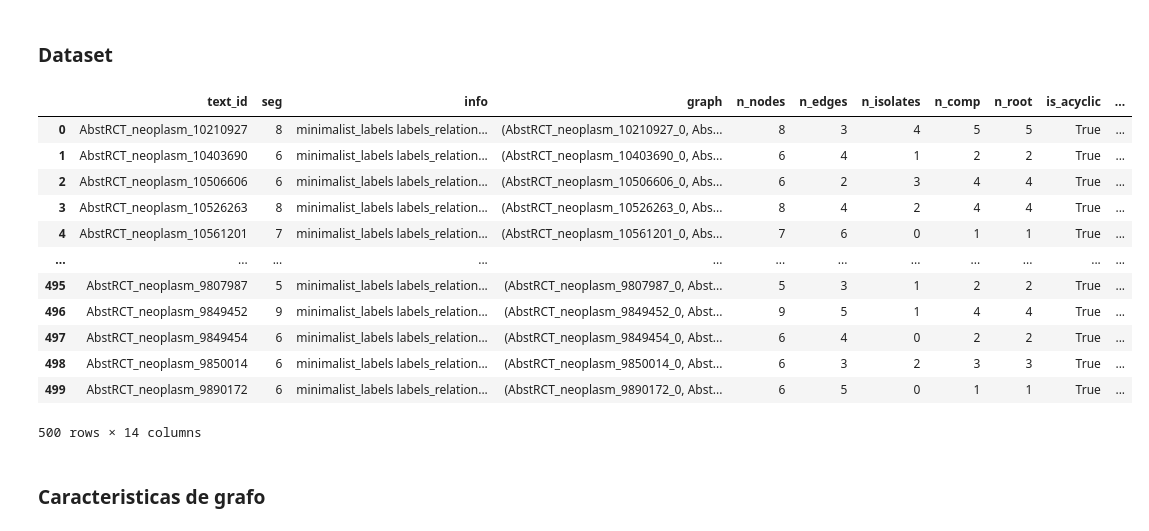
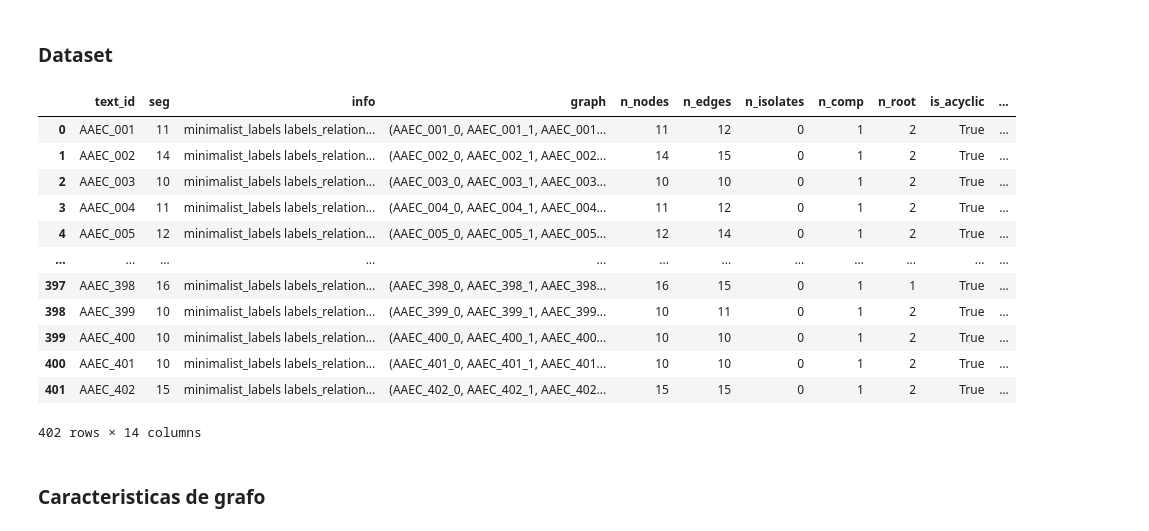
Before and after one commit to cfabianbarretop/argumentation-dataset, a Jupyter notebook: analisis_dataset/analisis_dataset_minimal_v5.ipynb, the cells around one changed output. Cells and saved outputs as stored; diff of their text form; code cells hidden in the pictures.

```diff
--- a/analisis_dataset/analisis_dataset_minimal_v5.ipynb
+++ b/analisis_dataset/analisis_dataset_minimal_v5.ipynb
@@ -134,31 +134,39 @@ def plot_grafo(text_id, G):
 ### Dataset
 # %%
 # Cargar el DataFrame
-df_cdcp = pd.read_pickle(result_path + "CDCP_Minimal_Grafo.pkl")
-df_aaec = pd.read_pickle(result_path + "AAEC_Minimal_Grafo.pkl")
-df_argpt = pd.read_pickle(result_path + "ArGPT_Minimal_Grafo.pkl")
-df_mtc = pd.read_pickle(result_path + "MTC_Minimal_Grafo.pkl")
-df_aasd = pd.read_pickle(result_path + "AASD_Minimal_Grafo.pkl")
-df_glaucoma = pd.read_pickle(result_path + "AbstRCT_glaucoma_Minimal_Grafo.pkl")
-df_mixed = pd.read_pickle(result_path + "AbstRCT_mixed_Minimal_Grafo.pkl")
-df_neoplasm = pd.read_pickle(result_path + "AbstRCT_neoplasm_Minimal_Grafo.pkl")
+# df_cdcp = pd.read_pickle(result_path + "CDCP_Minimal_Grafo.pkl")
+# df_aaec = pd.read_pickle(result_path + "AAEC_Minimal_Grafo.pkl")
+# df_argpt = pd.read_pickle(result_path + "ArGPT_Minimal_Grafo.pkl")
+# df_mtc = pd.read_pickle(result_path + "MTC_Minimal_Grafo.pkl")
+# df_aasd = pd.read_pickle(result_path + "AASD_Minimal_Grafo.pkl")
+# df_glaucoma = pd.read_pickle(result_path + "AbstRCT_glaucoma_Minimal_Grafo.pkl")
+# df_mixed = pd.read_pickle(result_path + "AbstRCT_mixed_Minimal_Grafo.pkl")
+# df_neoplasm = pd.read_pickle(result_path + "AbstRCT_neoplasm_Minimal_Grafo.pkl")
+df_cdcp = pd.read_pickle(result_path + "CDCP_Minimal_Grafo_3class.pkl")
+df_aaec = pd.read_pickle(result_path + "AAEC_Minimal_Grafo_3class.pkl")
+df_argpt = pd.read_pickle(result_path + "ArGPT_Minimal_Grafo_3class.pkl")
+df_mtc = pd.read_pickle(result_path + "MTC_Minimal_Grafo_3class.pkl")
+df_aasd = pd.read_pickle(result_path + "AASD_Minimal_Grafo_3class.pkl")
+df_glaucoma = pd.read_pickle(result_path + "AbstRCT_glaucoma_Minimal_Grafo_3class.pkl")
+df_mixed = pd.read_pickle(result_path + "AbstRCT_mixed_Minimal_Grafo_3class.pkl")
+df_neoplasm = pd.read_pickle(result_path + "AbstRCT_neoplasm_Minimal_Grafo_3class.pkl")
 # %%
-df = df_neoplasm
+df = df_aaec
 df
 # %% [output]
 |  | text_id | seg | info | graph | n_nodes | n_edges | n_isolates | n_comp | n_root | is_acyclic | ... |
-| 0 | AbstRCT_neoplasm_10210927 | 8 | minimalist_labels labels_relation... | (AbstRCT_neoplasm_10210927_0, Abs... | 8 | 3 | 4 | 5 | 5 | True | ... |
-| 1 | AbstRCT_neoplasm_10403690 | 6 | minimalist_labels labels_relation... | (AbstRCT_neoplasm_10403690_0, Abs... | 6 | 4 | 1 | 2 | 2 | True | ... |
-| 2 | AbstRCT_neoplasm_10506606 | 6 | minimalist_labels labels_relation... | (AbstRCT_neoplasm_10506606_0, Abs... | 6 | 2 | 3 | 4 | 4 | True | ... |
-| 3 | AbstRCT_neoplasm_10526263 | 8 | minimalist_labels labels_relation... | (AbstRCT_neoplasm_10526263_0, Abs... | 8 | 4 | 2 | 4 | 4 | True | ... |
-| 4 | AbstRCT_neoplasm_10561201 | 7 | minimalist_labels labels_relation... | (AbstRCT_neoplasm_10561201_0, Abs... | 7 | 6 | 0 | 1 | 1 | True | ... |
+| 0 | AAEC_001 | 11 | minimalist_labels labels_relation... | (AAEC_001_0, AAEC_001_1, AAEC_001... | 11 | 12 | 0 | 1 | 2 | True | ... |
+| 1 | AAEC_002 | 14 | minimalist_labels labels_relation... | (AAEC_002_0, AAEC_002_1, AAEC_002... | 14 | 15 | 0 | 1 | 2 | True | ... |
+| 2 | AAEC_003 | 10 | minimalist_labels labels_relation... | (AAEC_003_0, AAEC_003_1, AAEC_003... | 10 | 10 | 0 | 1 | 2 | True | ... |
+| 3 | AAEC_004 | 11 | minimalist_labels labels_relation... | (AAEC_004_0, AAEC_004_1, AAEC_004... | 11 | 12 | 0 | 1 | 2 | True | ... |
+| 4 | AAEC_005 | 12 | minimalist_labels labels_relation... | (AAEC_005_0, AAEC_005_1, AAEC_005... | 12 | 14 | 0 | 1 | 2 | True | ... |
 | ... | ... | ... | ... | ... | ... | ... | ... | ... | ... | ... | ... |
-| 495 | AbstRCT_neoplasm_9807987 | 5 | minimalist_labels labels_relation... | (AbstRCT_neoplasm_9807987_0, Abst... | 5 | 3 | 1 | 2 | 2 | True | ... |
-| 496 | AbstRCT_neoplasm_9849452 | 9 | minimalist_labels labels_relation... | (AbstRCT_neoplasm_9849452_0, Abst... | 9 | 5 | 1 | 4 | 4 | True | ... |
-| 497 | AbstRCT_neoplasm_9849454 | 6 | minimalist_labels labels_relation... | (AbstRCT_neoplasm_9849454_0, Abst... | 6 | 4 | 0 | 2 | 2 | True | ... |
-| 498 | AbstRCT_neoplasm_9850014 | 6 | minimalist_labels labels_relation... | (AbstRCT_neoplasm_9850014_0, Abst... | 6 | 3 | 2 | 3 | 3 | True | ... |
-| 499 | AbstRCT_neoplasm_9890172 | 6 | minimalist_labels labels_relation... | (AbstRCT_neoplasm_9890172_0, Abst... | 6 | 5 | 0 | 1 | 1 | True | ... |
+| 397 | AAEC_398 | 16 | minimalist_labels labels_relation... | (AAEC_398_0, AAEC_398_1, AAEC_398... | 16 | 15 | 0 | 1 | 1 | True | ... |
+| 398 | AAEC_399 | 10 | minimalist_labels labels_relation... | (AAEC_399_0, AAEC_399_1, AAEC_399... | 10 | 11 | 0 | 1 | 2 | True | ... |
+| 399 | AAEC_400 | 10 | minimalist_labels labels_relation... | (AAEC_400_0, AAEC_400_1, AAEC_400... | 10 | 10 | 0 | 1 | 2 | True | ... |
+| 400 | AAEC_401 | 10 | minimalist_labels labels_relation... | (AAEC_401_0, AAEC_401_1, AAEC_401... | 10 | 10 | 0 | 1 | 2 | True | ... |
+| 401 | AAEC_402 | 15 | minimalist_labels labels_relation... | (AAEC_402_0, AAEC_402_1, AAEC_402... | 15 | 15 | 0 | 1 | 2 | True | ... |
-500 rows × 14 columns
+402 rows × 14 columns
 # %% [markdown]
 ### Caracteristicas de grafo
 # %%
```
Also changed, not shown: parts of 3 cells of this notebook, 11 other files.
